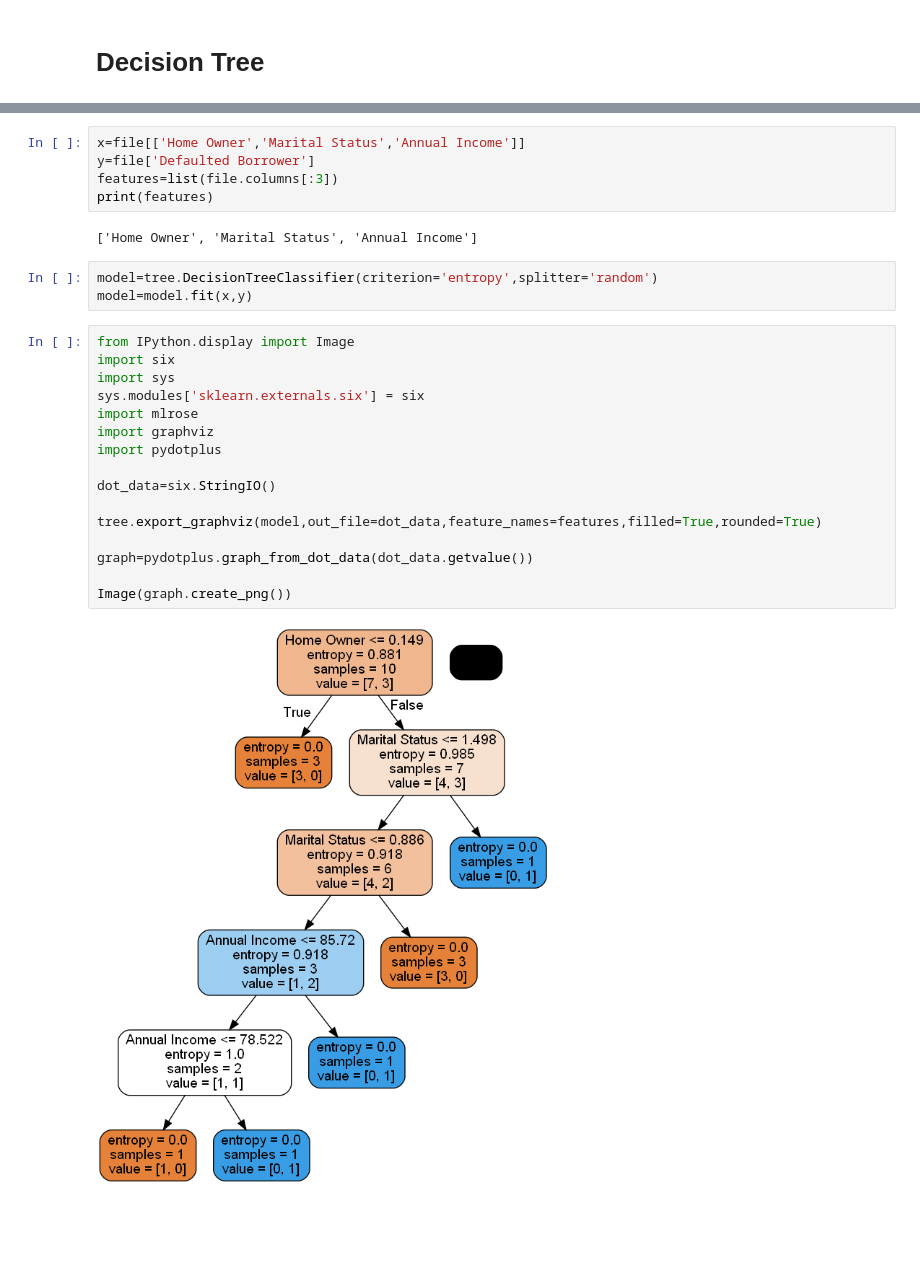
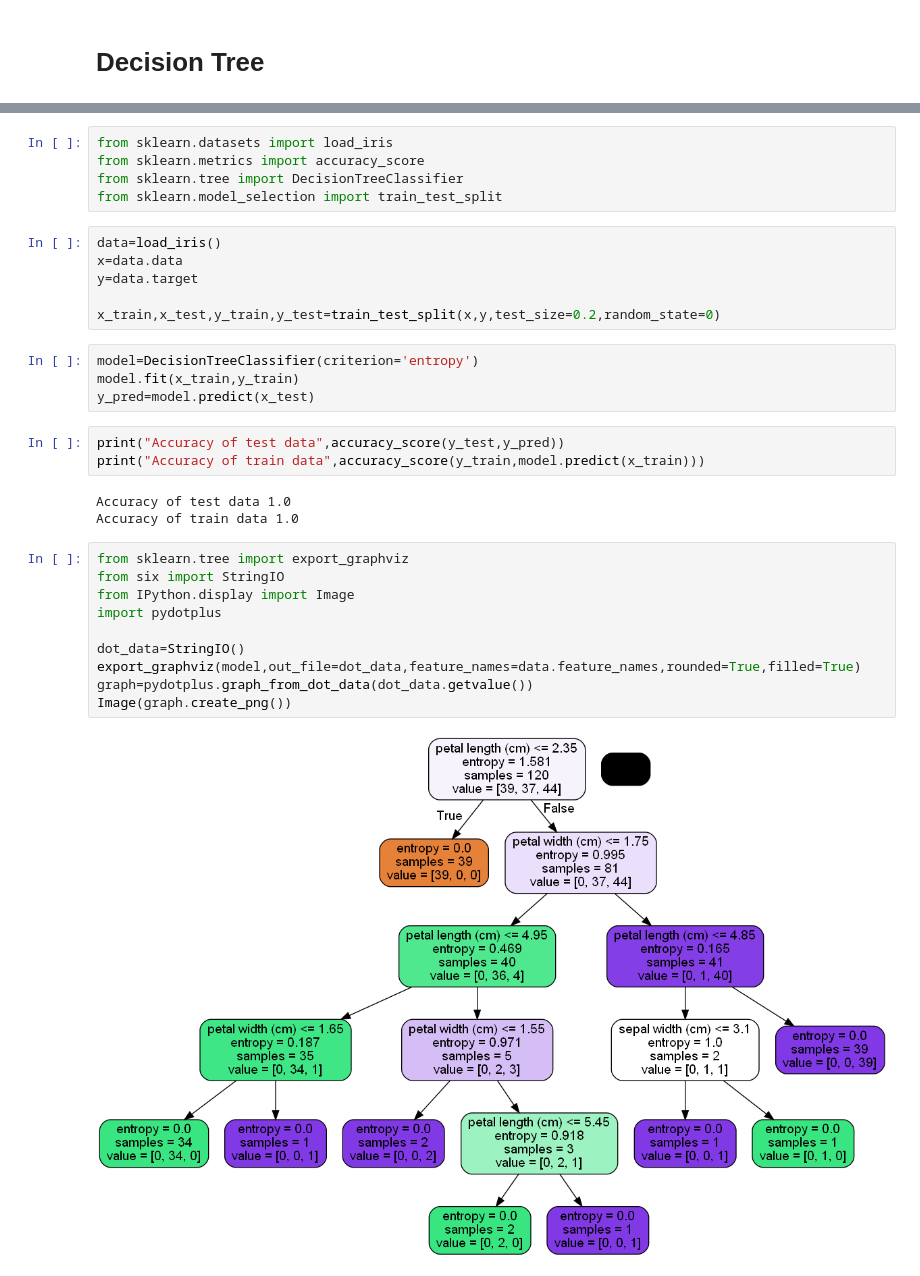
Before and after one commit to jazzjohn/52_MCA_DataScience_Lab, a Jupyter notebook: Jupyter/Decision_tree.ipynb, the cells around one changed output, grey strips where cells are left out. Drawn from its saved outputs; the diff is of its cells as text; blank space fills up the shorter version.

```diff
--- a/Jupyter/Decision_tree.ipynb
+++ b/Jupyter/Decision_tree.ipynb
@@ -52,28 +3,33 @@ Index(['Home Owner', 'Marital Status', 'Annual Income', 'Defaulted Borrower'], d
-# %%
-x=file[['Home Owner','Marital Status','Annual Income']]
-y=file['Defaulted Borrower']
-features=list(file.columns[:3])
-print(features)
-# %% [output]
-['Home Owner', 'Marital Status', 'Annual Income']
+# %%
+from sklearn.datasets import load_iris
+from sklearn.metrics import accuracy_score
+from sklearn.tree import DecisionTreeClassifier
+from sklearn.model_selection import train_test_split
+# %%
+data=load_iris()
+x=data.data
+y=data.target
+
+x_train,x_test,y_train,y_test=train_test_split(x,y,test_size=0.2,random_state=0)
 # %%
-model=tree.DecisionTreeClassifier(criterion='entropy',splitter='random')
-model=model.fit(x,y)
+model=DecisionTreeClassifier(criterion='entropy')
+model.fit(x_train,y_train)
+y_pred=model.predict(x_test)
+# %%
+print("Accuracy of test data",accuracy_score(y_test,y_pred))
+print("Accuracy of train data",accuracy_score(y_train,model.predict(x_train)))
+# %% [output]
+Accuracy of test data 1.0
+Accuracy of train data 1.0
 # %%
+from sklearn.tree import export_graphviz
+from six import StringIO
 from IPython.display import Image
-import six
-import sys
-sys.modules['sklearn.externals.six'] = six
-import mlrose
-import graphviz
 import pydotplus
 
-dot_data=six.StringIO()
-
-tree.export_graphviz(model,out_file=dot_data,feature_names=features,filled=True,rounded=True)
-
+dot_data=StringIO()
+export_graphviz(model,out_file=dot_data,feature_names=data.feature_names,rounded=True,filled=True)
 graph=pydotplus.graph_from_dot_data(dot_data.getvalue())
-
 Image(graph.create_png())
 # %% [output]
-[figure, old version]
+[figure, new version]
```
Also changed, not shown: parts of 11 cells of this notebook, 2 other files.
